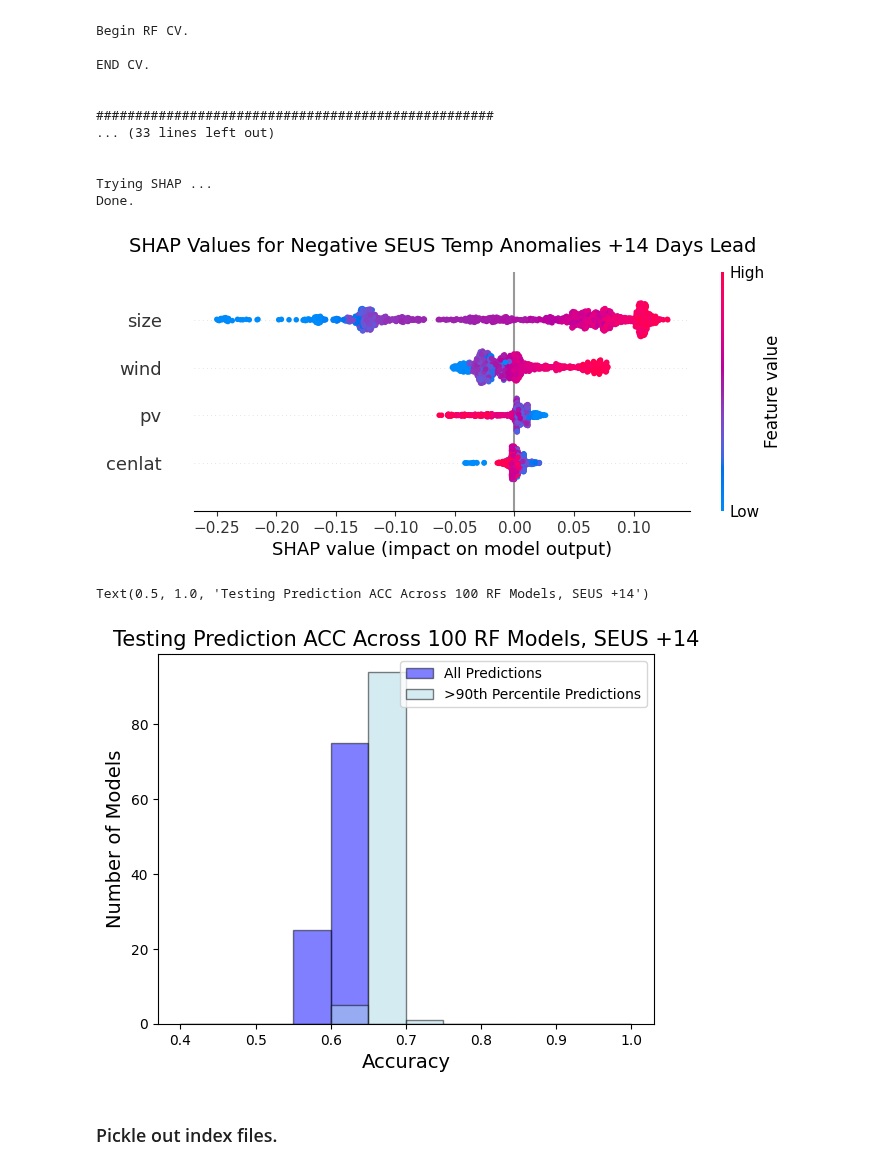
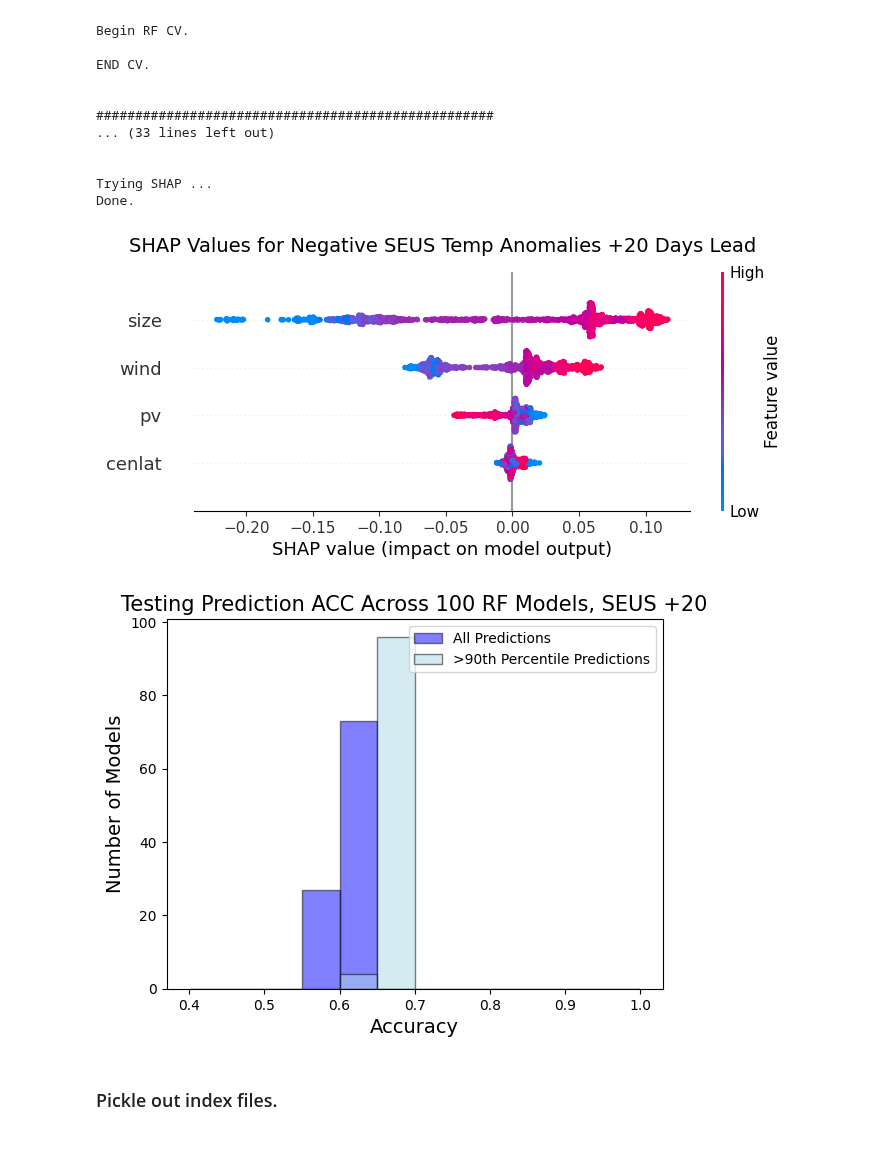
Before and after one commit to emf98/LessonsLearned, a Jupyter notebook: leadtimes/20days/20day_RF_Master.ipynb, the cells around one changed output. Saved outputs shown, nothing was run; the diff lists cells and outputs as text; code cells hidden in the pictures.

```diff
--- a/leadtimes/20days/20day_RF_Master.ipynb
+++ b/leadtimes/20days/20day_RF_Master.ipynb
@@ -355,33 +353,32 @@ END CV.
 Trying SHAP ...
 Done.
 # %%
-plt.title("SHAP Values for Negative SEUS Temp Anomalies +14 Days Lead",fontsize =14, y = 1.05)
+plt.title("SHAP Values for Negative SEUS Temp Anomalies +20 Days Lead",fontsize =14, y = 1.05)
 ax = shap.plots.beeswarm(seu_shap_obj[:,:,0], show = False) ##for negative classifications ... this is physically consistent!
-#plt.savefig("./images/EllipseRFSHAP_Eur_14days.png",bbox_inches = 'tight')
+plt.savefig("./images/SHAPSeus_20days.png",bbox_inches = 'tight')
 # %% [output]
-[figure, old version]
+[figure, new version]
 # %%
 #######bar plot for showing the distribution of confident predictions
 bins = np.linspace(0.4, 1,13)  # 10 bins from 0.4 to 1
 ##bin the testing 90th percentile accuracy data
 counts90, edges90 = np.histogram(seu_test90, bins=bins)
 countsfull, edgesfull = np.histogram(seu_fulltest, bins=bins)
 #plot the full dataset
 #offset = 0.02  # Adjust this value if needed for better visibility
 plt.bar(edgesfull[:-1], countsfull, width=np.diff(edgesfull),
         edgecolor='black', alpha=0.5, label='All Predictions', align='edge', color='blue')
 
 #plot the 90th percentile
 plt.bar(edges90[:-1], counts90, width=np.diff(edges90),
         edgecolor='black', alpha=0.5, label='>90th Percentile Predictions', align='edge', color = 'lightblue')
 plt.xlabel('Accuracy',fontsize =14)
 plt.ylabel('Number of Models',fontsize =14)
 plt.legend()
-plt.title('Testing Prediction ACC Across 100 RF Models, SEUS +14',fontsize =15)
-#plt.savefig("./images/GPHndEllipse_ACC.png",bbox_inches = 'tight')
+plt.title('Testing Prediction ACC Across 100 RF Models, SEUS +20',fontsize =15)
+plt.savefig("./images/SEUS20_ACC.png",bbox_inches = 'tight')
 # %% [output]
-Text(0.5, 1.0, 'Testing Prediction ACC Across 100 RF Models, SEUS +14')
-[figure, old version]
+[figure, new version]
 # %% [markdown]
 ### Pickle out index files.
 # %%
```
Also changed, not shown: parts of 5 cells of this notebook, 15 other files.
